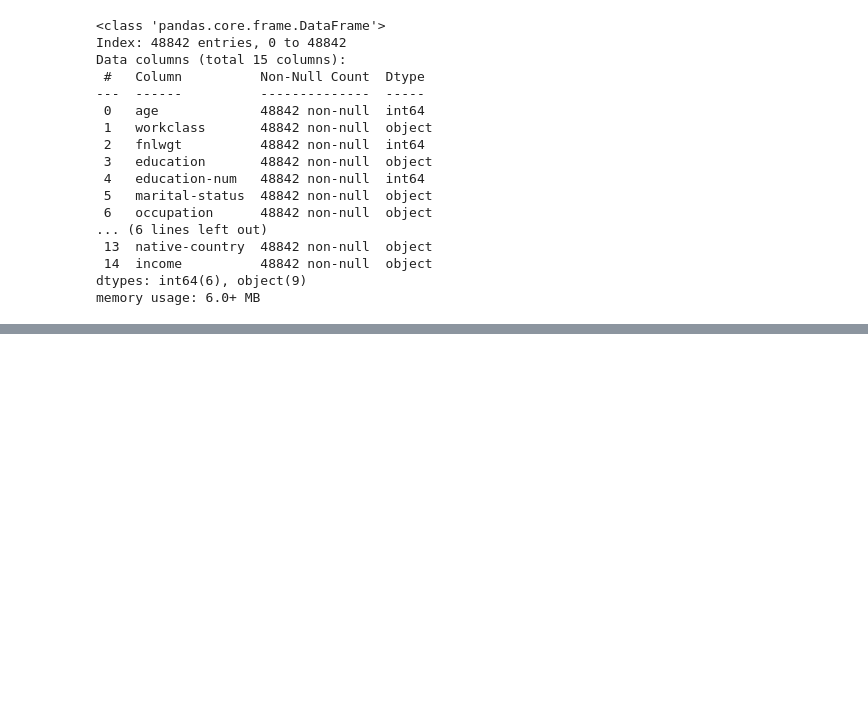
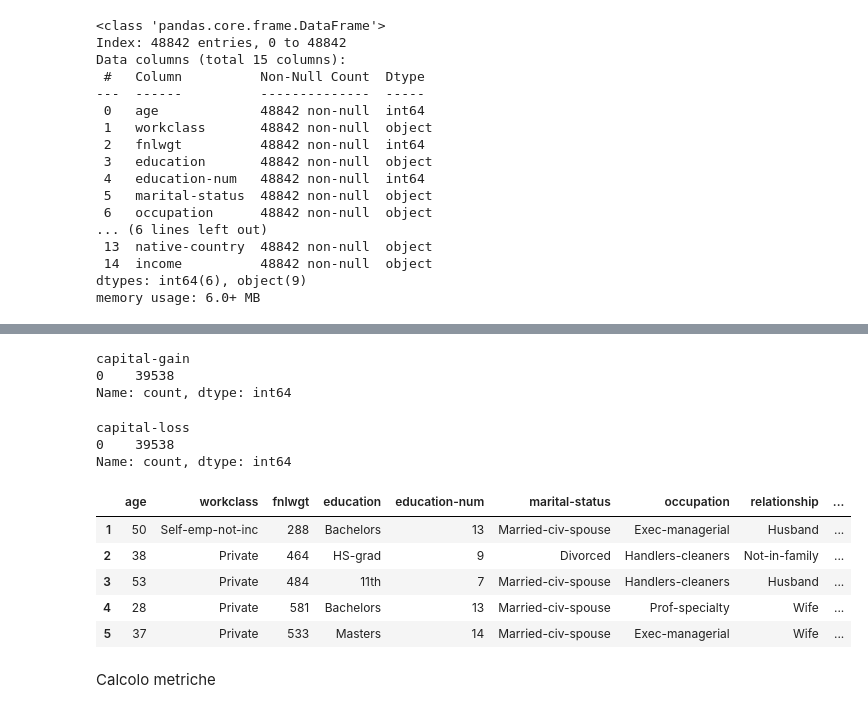
Before and after one commit to MarioCicalese/Fairness_datasmell_SE4AI, a Jupyter notebook: tidyAdult.ipynb, the cells around one changed output, grey strips where cells are left out. Drawn from its saved outputs; the diff is of its cells as text; code cells hidden in the pictures; blank space fills up the shorter version.

```diff
--- a/tidyAdult.ipynb
+++ b/tidyAdult.ipynb
@@ -235,0 +309,25 @@ memory usage: 6.0+ MB
+# %%
+df_tidy['capital-gain'].value_counts()
+# %% [output]
+capital-gain
+0    39538
+Name: count, dtype: int64
+# %%
+df_tidy['capital-loss'].value_counts()
+# %% [output]
+capital-loss
+0    39538
+Name: count, dtype: int64
+# %%
+columns_to_drop = ['capital-gain', 'capital-loss']
+df_tidy = df_tidy.drop(columns=columns_to_drop)
+df_tidy.head()
+# %% [output]
+|  | age | workclass | fnlwgt | education | education-num | marital-status | occupation | relationship | ... |
+| 1 | 50 | Self-emp-not-inc | 288 | Bachelors | 13 | Married-civ-spouse | Exec-managerial | Husband | ... |
+| 2 | 38 | Private | 464 | HS-grad | 9 | Divorced | Handlers-cleaners | Not-in-family | ... |
+| 3 | 53 | Private | 484 | 11th | 7 | Married-civ-spouse | Handlers-cleaners | Husband | ... |
+| 4 | 28 | Private | 581 | Bachelors | 13 | Married-civ-spouse | Prof-specialty | Wife | ... |
+| 5 | 37 | Private | 533 | Masters | 14 | Married-civ-spouse | Exec-managerial | Wife | ... |
+# %% [markdown]
+Calcolo metriche
```
Also changed, not shown: parts of 30 cells of this notebook, 1 other file.
